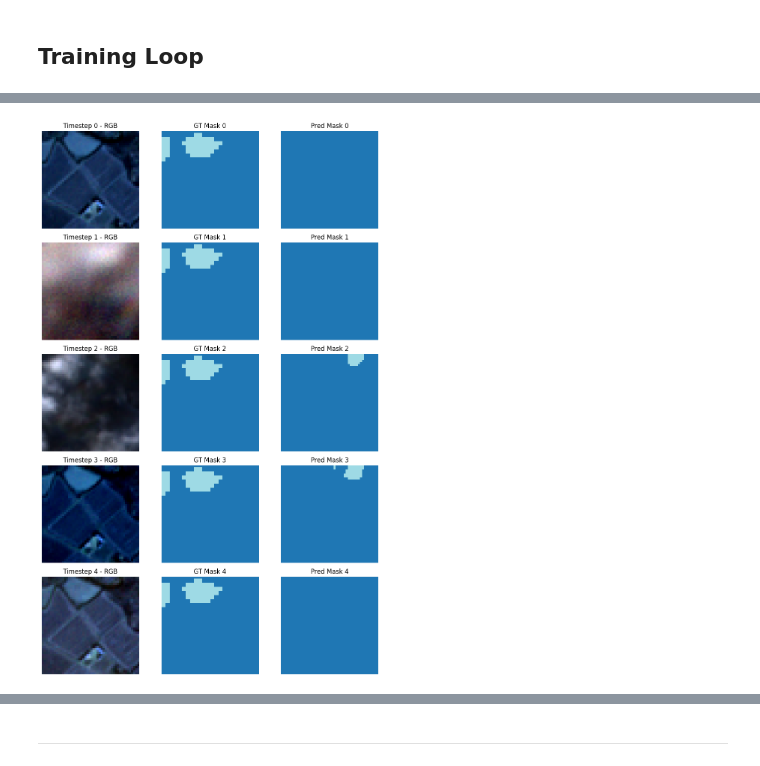
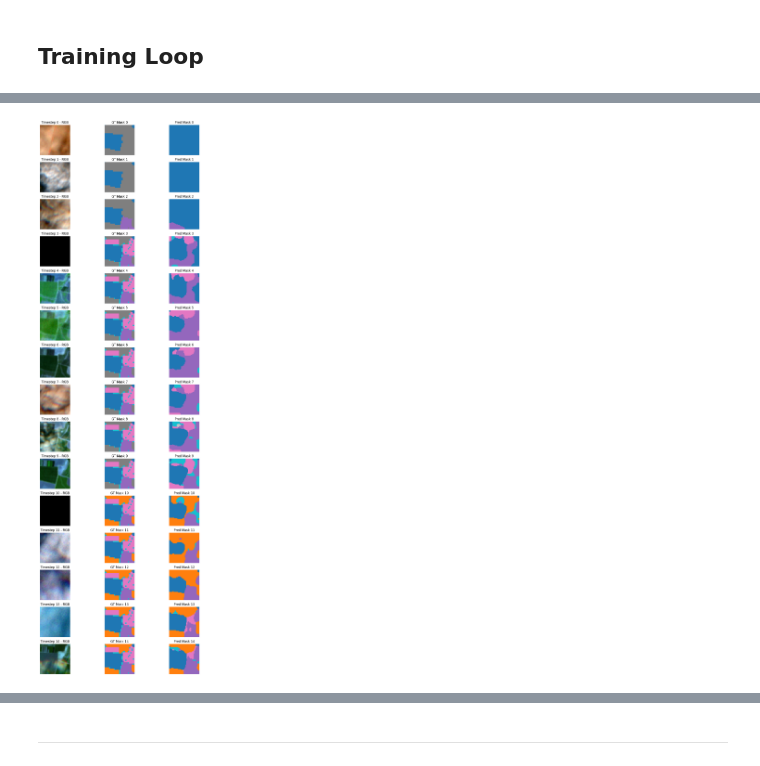
Before and after one commit to Abdul-Rehman-Tahir01/TUKL-25, a Jupyter notebook: 3D CNN on Sentinel-2 using Seasonal Approach.ipynb, the cells around one changed output, grey strips where cells are left out. Cells and saved outputs as stored; diff of their text form; code cells hidden in the pictures.

```diff
--- a/3D CNN on Sentinel-2 using Seasonal Approach.ipynb
+++ b/3D CNN on Sentinel-2 using Seasonal Approach.ipynb
@@ -356,7 +382,7 @@ loss_type = 'ce'
 if loss_type == 'ce':
     criterion = nn.CrossEntropyLoss(
         ignore_index=255,
-        weight=None
+        weight=class_weights
     )
     def compute_loss(logits, targets):
         B, C, T, H, W = logits.shape
@@ -368,7 +394,7 @@ elif loss_type == 'focal':
     def compute_loss(logits, targets):
         return focal_loss_3d(
             logits, targets,
-            alpha=None,
+            alpha=class_weights,
             gamma=2.0,
             ignore_index=255
         )
@@ -379,6 +405,7 @@ else:
 
 # Optimizer
 optimizer = torch.optim.Adam(model.parameters(), lr=LR)
+scheduler = torch.optim.lr_scheduler.ReduceLROnPlateau(optimizer, 'min', patience=3, factor=0.5)
 # %%
 @torch.no_grad()
 def pixel_accuracy(logits, targets, ignore_index=255):
@@ -446,6 +473,8 @@ for epoch in range(1, NUM_EPOCHS + 1):
     val_losses.append(v_loss)
     val_accuracies.append(v_acc)
 
+    scheduler.step(v_loss)
+
     print(f"Epoch {epoch}/{NUM_EPOCHS} | "
           f"Train Loss: {t_loss:.4f}, Acc: {t_acc:.4f} | "
           f"Val Loss: {v_loss:.4f}, Acc: {v_acc:.4f}")
@@ -495,46 +524,52 @@ plt.show()
 # %%
-def visualize_predictions(model, dataset, tile_index, class_names=None, num_timesteps=5):
-    """
-    Visualize model predictions vs ground truth masks for each timestep of a specific tile.
-    """
+def visualize_predictions(model, dataset, tile_index, class_names=None, num_timesteps=15, ignore_index=255):
     model.eval()
+    img, gt_mask = dataset[tile_index]  # (T, C, H, W), (T, H, W)
+    T, C, H, W = img.shape
+    num_timesteps = min(num_timesteps, T)
 
-    # Get the tile
-    img, gt_mask = dataset[tile_index]  # img: (T, C, H, W), gt_mask: (T, H, W)
-    T, C, H, W = img.shape
+    img_input = img.permute(1, 0, 2, 3).unsqueeze(0).to(DEVICE)  # (1, C, T, H, W)
+    with torch.no_grad():
+        logits = model(img_input)  # (1, NUM_CLASSES, T, H, W)
+        preds = logits.argmax(dim=1).squeeze(0).cpu()  # (T, H, W)
 
-    # Prepare input for model: (1, C, T, H, W)
-    img_input = img.permute(1, 0, 2, 3).unsqueeze(0).to(DEVICE)  # → (1, C, T, H, W)
+    # Custom colormap: tab20 but with ignore_index as gray
+    cmap = plt.get_cmap('tab20', 22)
+    colors = cmap.colors
+    colors = np.vstack([colors, [0.5, 0.5, 0.5, 1.0]])  # RGBA gray
+    new_cmap = ListedColormap(colors)
 
-    # Get prediction
-    with torch.no_grad():
-        logits = model(img_input)  # → (1, NUM_CLASSES, T, H, W)
-        preds = logits.argmax(dim=1).squeeze(0)  # → (T, H, W)
+    fig, axes = plt.subplots(num_timesteps, 3, figsize=(12, num_timesteps * 2))
 
-    # Plot some timesteps
-    num_timesteps = min(num_timesteps, T)
-    fig, axes = plt.subplots(num_timesteps, 3, figsize=(10, 3 * num_timesteps))
+    for t in range(num_timesteps):
+        rgb = img[t, :3].permute(1, 2, 0).cpu().numpy()
+        rgb = (rgb - rgb.min()) / (rgb.max() - rgb.min() + 1e-8)
 
-    for i in range(num_timesteps):
-        rgb = img[i, :3].permute(1, 2, 0).cpu().numpy()  # first 3 bands as RGB
-        rgb = (rgb - rgb.min()) / (rgb.max() - rgb.min() + 1e-6)
+        gt = gt_mask[t].cpu().numpy()
+        pred = preds[t].cpu().numpy()
 
-        axes[i, 0].imshow(rgb)
-        axes[i, 0].set_title(f'Timestep {i} - RGB')
-        axes[i, 1].imshow(gt_mask[i].cpu(), cmap='tab20')
-        axes[i, 1].set_title(f'GT Mask {i}')
-        axes[i, 2].imshow(preds[i].cpu(), cmap='tab20')
-        axes[i, 2].set_title(f'Pred Mask {i}')
+        # Replace ignore_index with NUM_CLASSES (last colormap entry → gray)
+        gt_vis = np.where(gt == ignore_index, NUM_CLASSES, gt)
+        pred_vis = np.where(pred == ignore_index, NUM_CLASSES, pred)
 
-        for ax in axes[i]:
+        axes[t, 0].imshow(rgb)
+        axes[t, 0].set_title(f"Timestep {t} - RGB")
+
+        axes[t, 1].imshow(gt_vis, cmap=new_cmap, vmin=0, vmax=NUM_CLASSES)
+        axes[t, 1].set_title(f"GT Mask {t}")
+
+        axes[t, 2].imshow(pred_vis, cmap=new_cmap, vmin=0, vmax=NUM_CLASSES)
+        axes[t, 2].set_title(f"Pred Mask {t}")
+
+        for ax in axes[t]:
             ax.axis('off')
 
     plt.tight_layout()
     plt.show()
 
-visualize_predictions(model, val_ds, tile_index=10)
+visualize_predictions(model, ds, tile_index=10)
 # %% [output]
-[figure, old version]
+[figure, new version]
 # %%
 def compute_confusion_matrix(model, dataset, num_classes=NUM_CLASSES, ignore_index=255):
     """
```
Also changed, not shown: parts of 9 cells of this notebook.
